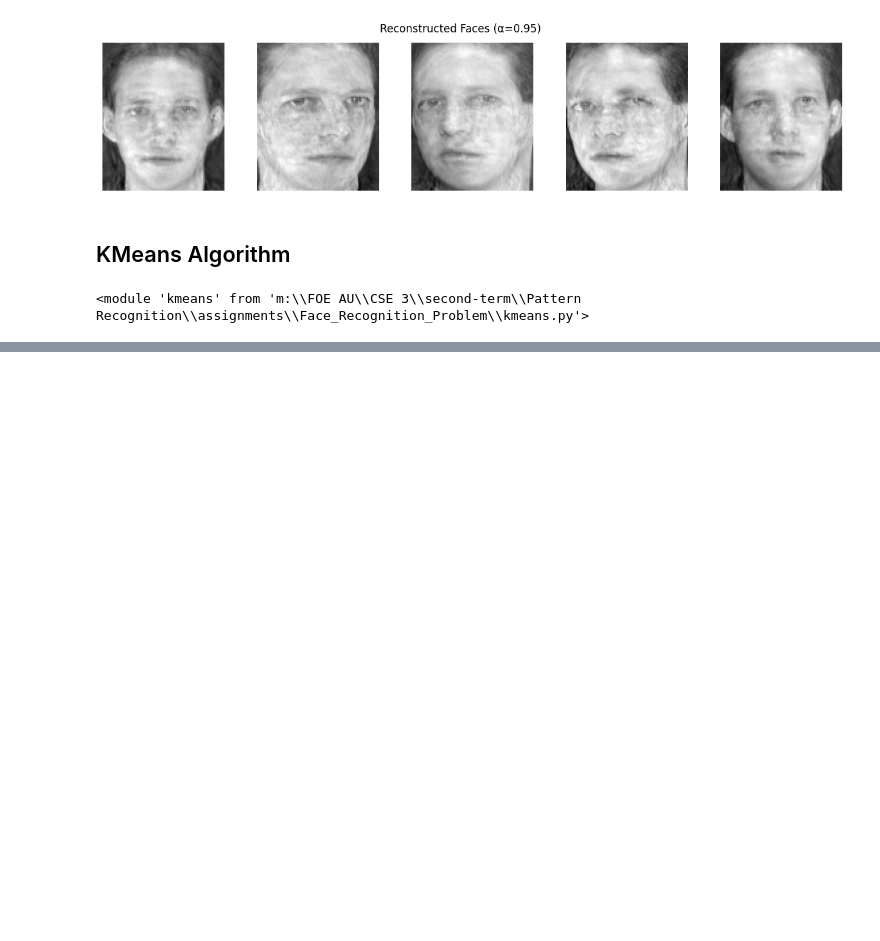
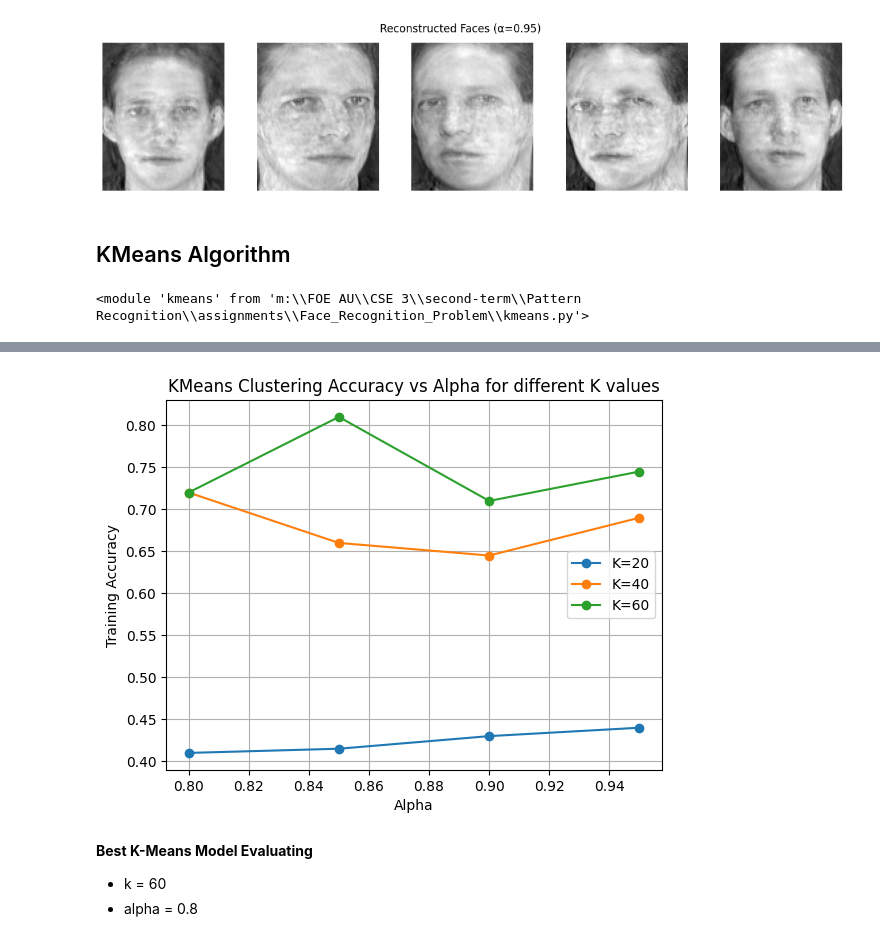
Before and after one commit to MostafaElKaranshawy/Face_Recognition_Problem, a Jupyter notebook: FaceRecognition.ipynb, the cells around one changed output, grey strips where cells are left out. Cells and saved outputs as stored; diff of their text form; code cells hidden in the pictures; blank space fills up the shorter version.

```diff
--- a/FaceRecognition.ipynb
+++ b/FaceRecognition.ipynb
@@ -132,0 +153,18 @@ Alpha: 0.95, K: 60, Trainning Accuracy: 0.71, Testing Accuracy: 0.66
+# %%
+for k in k_values:
+    accuracies = [results[alpha][k] for alpha in alphas]
+    plt.plot(alphas, accuracies, marker='o', label=f'K={k}')
+
+plt.xlabel('Alpha')
+plt.ylabel('Training Accuracy')
+plt.title('KMeans Clustering Accuracy vs Alpha for different K values')
+plt.legend()
+plt.grid(True)
+plt.show()
+# %% [output]
+[figure, added]
+# %% [markdown]
+**Best K-Means Model Evaluating**
+
+- k = 60
+- alpha = 0.8
```
Also changed, not shown: parts of 5 cells of this notebook.
